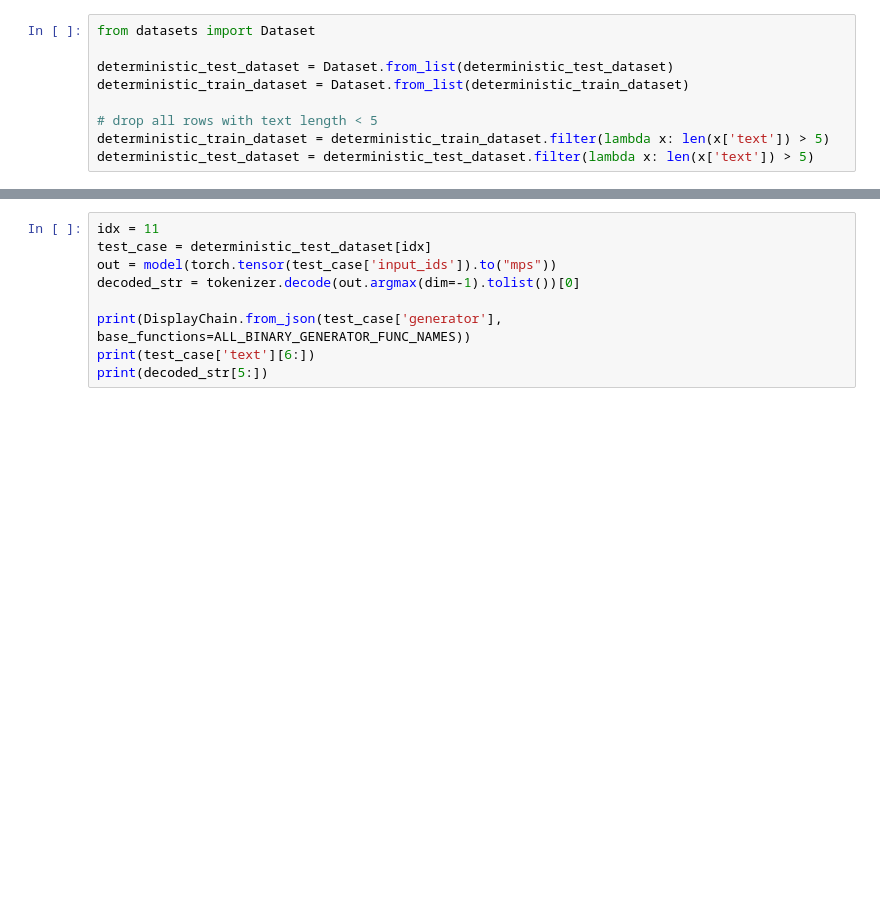
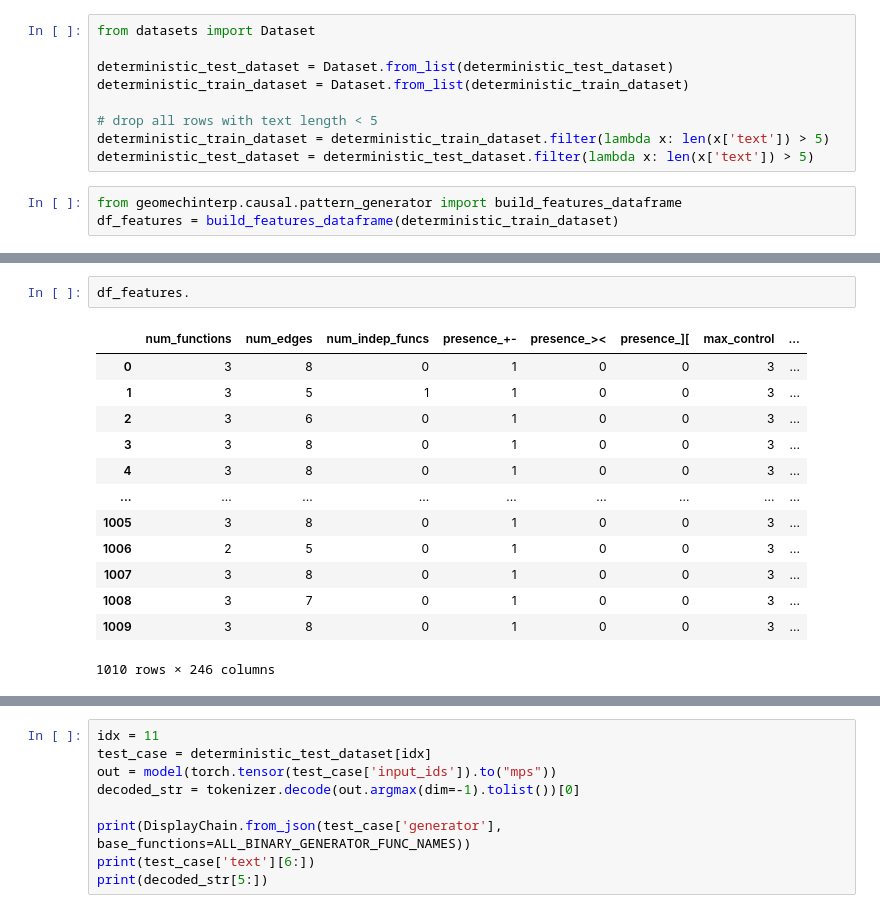
Before and after one commit to culpritgene/GeoMechInterp, a Jupyter notebook: projects/causal_patterns/mygpt_analysis.ipynb, the cells around one changed output, grey strips where cells are left out. Cells and saved outputs as stored; diff of their text form; blank space fills up the shorter version.

```diff
--- a/experiments/mygpt_analysis.ipynb
+++ b/projects/causal_patterns/mygpt_analysis.ipynb
@@ -141,3 +153,6 @@ deterministic_train_dataset = Dataset.from_list(deterministic_train_dataset)
 # drop all rows with text length < 5
 deterministic_train_dataset = deterministic_train_dataset.filter(lambda x: len(x['text']) > 5)
 deterministic_test_dataset = deterministic_test_dataset.filter(lambda x: len(x['text']) > 5)
+# %%
+from geomechinterp.causal.pattern_generator import build_features_dataframe
+df_features = build_features_dataframe(deterministic_train_dataset)
@@ -143,0 +221,16 @@ deterministic_test_dataset = deterministic_test_dataset.filter(lambda x: len(x['
+# %%
+df_features.
+# %% [output]
+|  | num_functions | num_edges | num_indep_funcs | presence_+- | presence_>< | presence_][ | max_control | ... |
+| 0 | 3 | 8 | 0 | 1 | 0 | 0 | 3 | ... |
+| 1 | 3 | 5 | 1 | 1 | 0 | 0 | 3 | ... |
+| 2 | 3 | 6 | 0 | 1 | 0 | 0 | 3 | ... |
+| 3 | 3 | 8 | 0 | 1 | 0 | 0 | 3 | ... |
+| 4 | 3 | 8 | 0 | 1 | 0 | 0 | 3 | ... |
+| ... | ... | ... | ... | ... | ... | ... | ... | ... |
+| 1005 | 3 | 8 | 0 | 1 | 0 | 0 | 3 | ... |
+| 1006 | 2 | 5 | 0 | 1 | 0 | 0 | 3 | ... |
+| 1007 | 3 | 8 | 0 | 1 | 0 | 0 | 3 | ... |
+| 1008 | 3 | 7 | 0 | 1 | 0 | 0 | 3 | ... |
+| 1009 | 3 | 8 | 0 | 1 | 0 | 0 | 3 | ... |
+1010 rows × 246 columns
```
Also changed, not shown: parts of 35 cells of this notebook, 35 other files.
